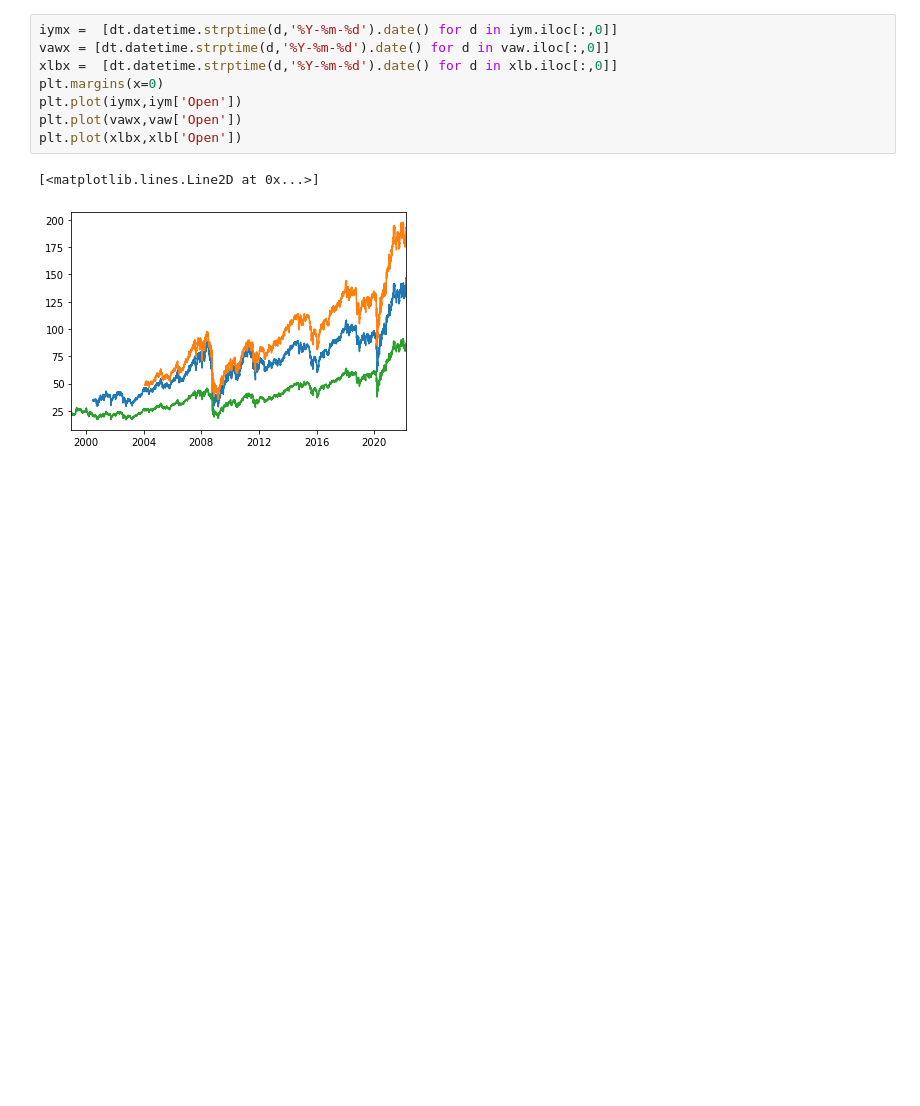
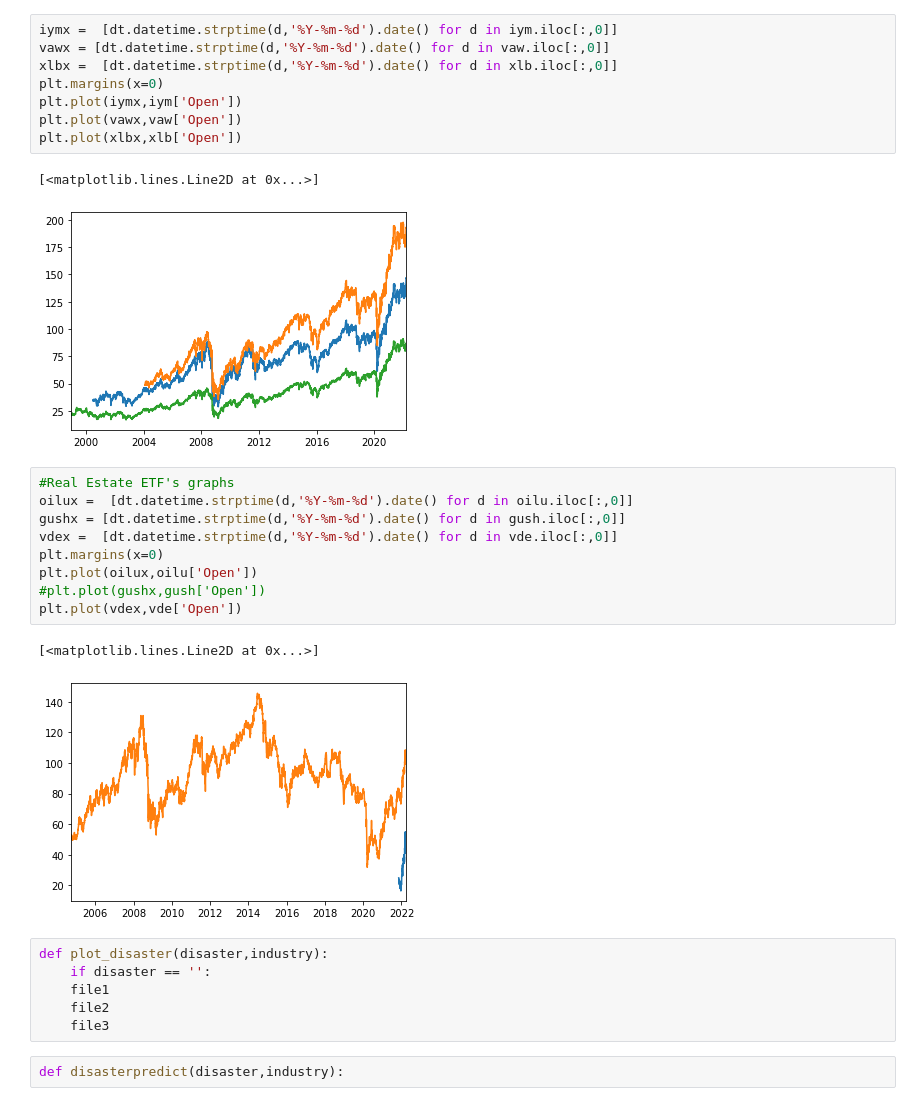
Before and after one commit to zessesni/CMSE202Financial3, a Jupyter notebook: CMSE202Financial3project.ipynb, the cells around one changed output. Saved outputs shown, nothing was run; the diff lists cells and outputs as text; blank space fills up the shorter version.

```diff
--- a/CMSE202Financial3project.ipynb
+++ b/CMSE202Financial3project.ipynb
@@ -51,3 +51,23 @@ plt.plot(xlbx,xlb['Open'])
 # %% [output]
 [<matplotlib.lines.Line2D at 0x...>]
 [figure]
+# %%
+#Real Estate ETF's graphs
+oilux =  [dt.datetime.strptime(d,'%Y-%m-%d').date() for d in oilu.iloc[:,0]]
+gushx = [dt.datetime.strptime(d,'%Y-%m-%d').date() for d in gush.iloc[:,0]]
+vdex =  [dt.datetime.strptime(d,'%Y-%m-%d').date() for d in vde.iloc[:,0]]
+plt.margins(x=0)
+plt.plot(oilux,oilu['Open'])
+#plt.plot(gushx,gush['Open'])
+plt.plot(vdex,vde['Open'])
+# %% [output]
+[<matplotlib.lines.Line2D at 0x...>]
+[figure, added]
+# %%
+def plot_disaster(disaster,industry):
+    if disaster == '':
+    file1
+    file2
+    file3
+# %%
+def disasterpredict(disaster,industry):
```
